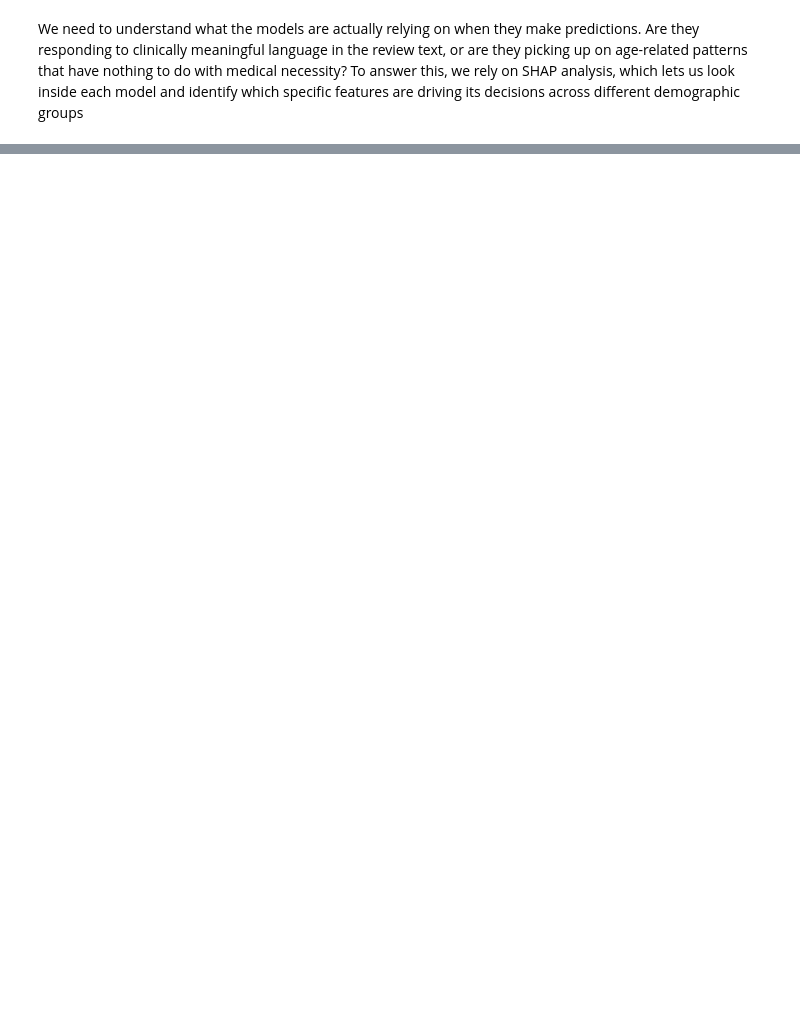
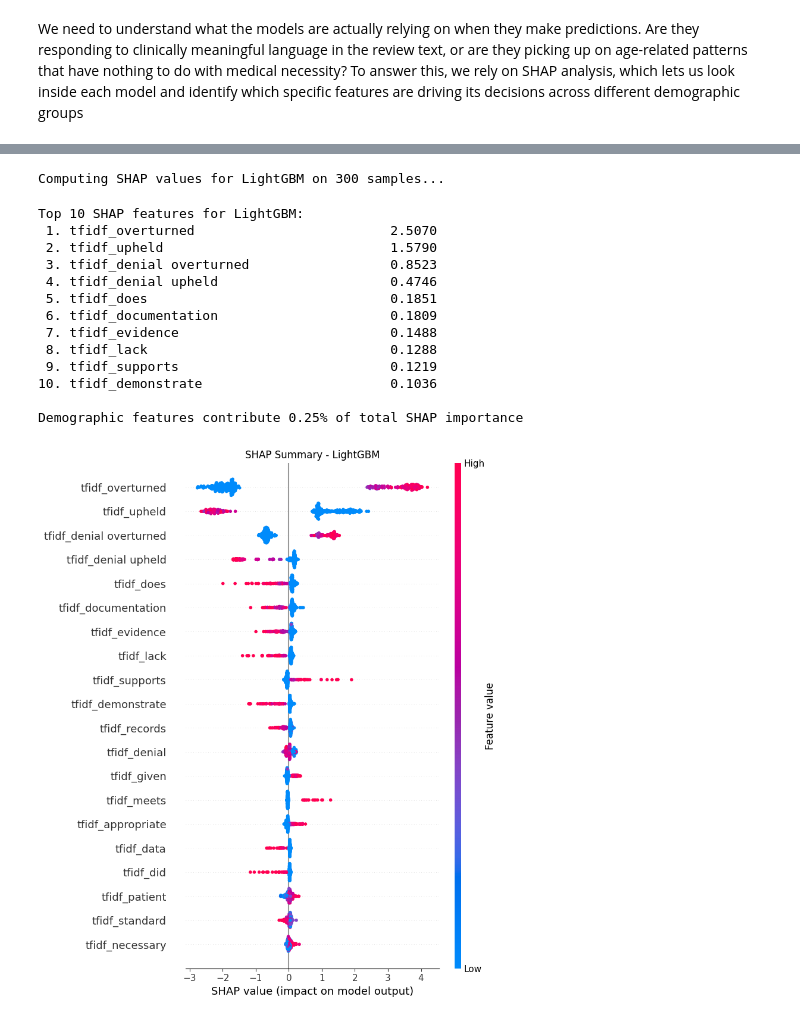
Before and after one commit to AnoshaRehan/insurance-bias-analysis, a Jupyter notebook: notebooks/bias_analysis.ipynb, the cells around one changed output, grey strips where cells are left out. Saved outputs shown, nothing was run; the diff lists cells and outputs as text; code cells hidden in the pictures; blank space fills up the shorter version.

```diff
--- a/notebooks/bias_analysis.ipynb
+++ b/notebooks/bias_analysis.ipynb
@@ -821,0 +1018,31 @@ We need to understand what the models are actually relying on when they make pre
+# %%
+os.makedirs(OUTPUT_DIR, exist_ok=True)
+
+best_model_name = performance_df.index[0]
+best_model = models[best_model_name]
+
+best_model_shap = run_shap_analysis(
+    model=best_model,
+    model_name=best_model_name,
+    X_test=X_test,
+    feature_names=feature_names,
+    sens_test=sens_test,
+    output_dir=OUTPUT_DIR,
+    max_samples=300
+)
+# %% [output]
+Computing SHAP values for LightGBM on 300 samples...
+Top 10 SHAP features for LightGBM:
+ 1. tfidf_overturned                         2.5070
+ 2. tfidf_upheld                             1.5790
+ 3. tfidf_denial overturned                  0.8523
+ 4. tfidf_denial upheld                      0.4746
+ 5. tfidf_does                               0.1851
+ 6. tfidf_documentation                      0.1809
+ 7. tfidf_evidence                           0.1488
+ 8. tfidf_lack                               0.1288
+ 9. tfidf_supports                           0.1219
+10. tfidf_demonstrate                        0.1036
+
+Demographic features contribute 0.25% of total SHAP importance
+[figure, added]
```
Also changed, not shown: parts of 20 cells of this notebook.
